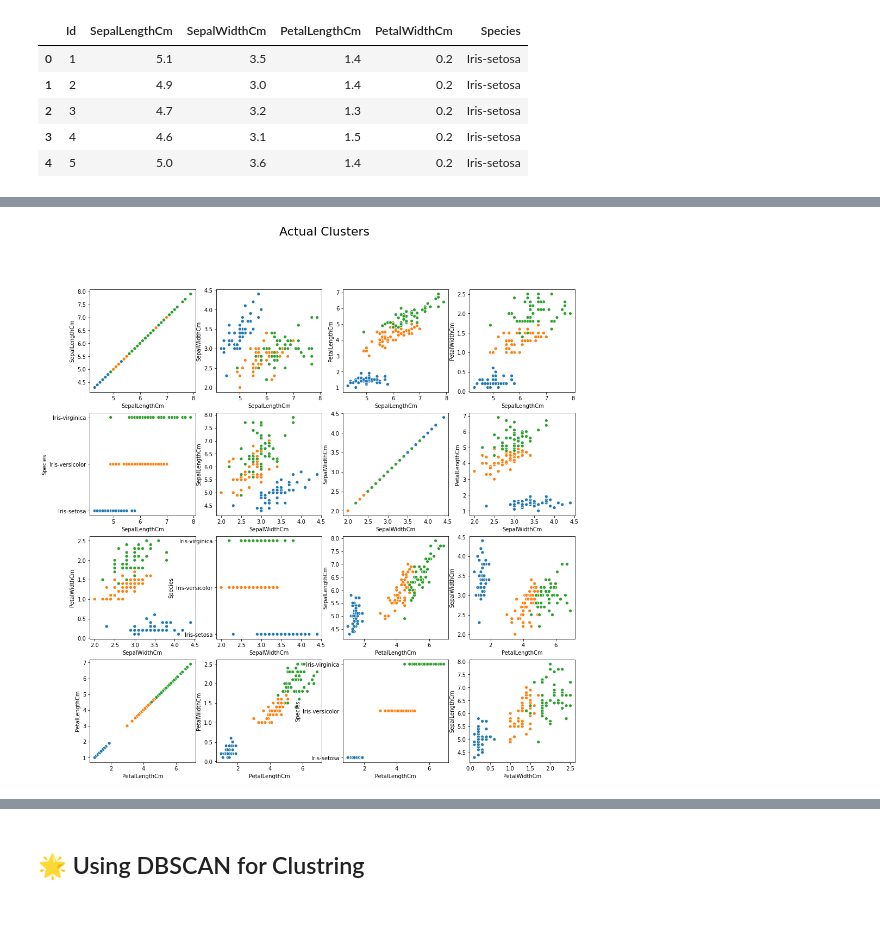
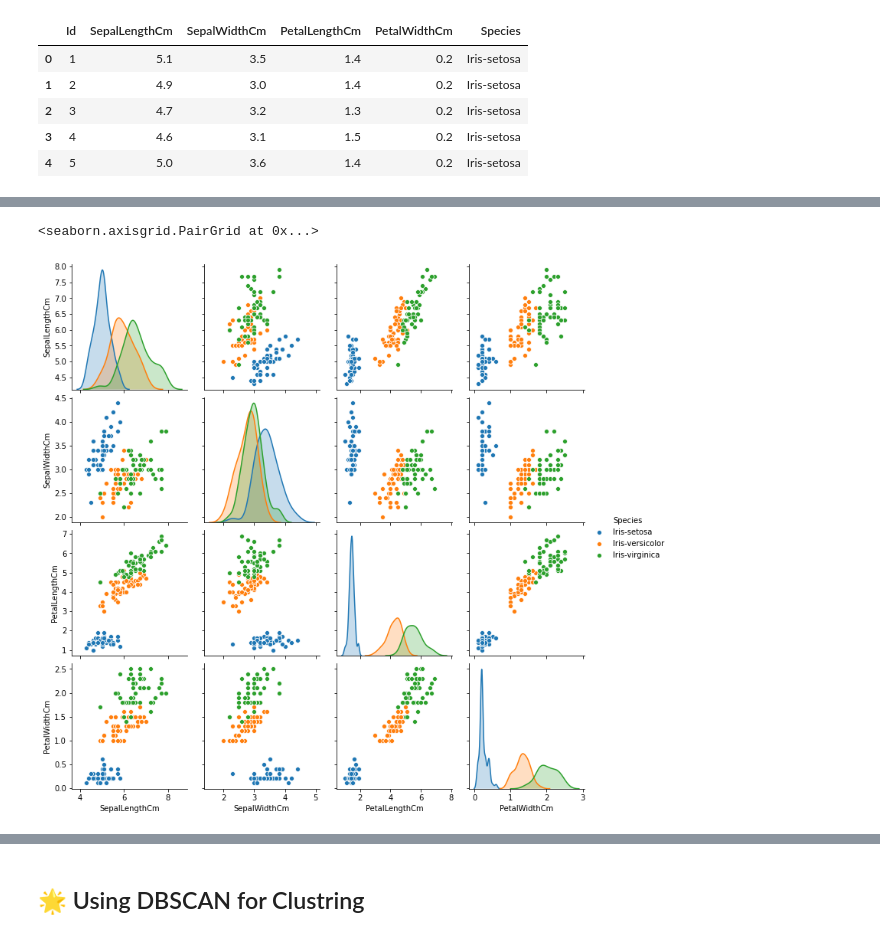
Before and after one commit to saikiranrudra/sparkfoundation, a Jupyter notebook: Task 2.ipynb, the cells around one changed output, grey strips where cells are left out. Cells and saved outputs as stored; diff of their text form; code cells hidden in the pictures.

```diff
--- a/Task 2.ipynb
+++ b/Task 2.ipynb
@@ -54,13 +60,16 @@ y = df["Species"]
 # %%
-fig, ax = plt.subplots(4,4,figsize=(16,16))
-fig.suptitle("Actual Clusters", fontsize=22)
+# fig, ax = plt.subplots(4,4,figsize=(16,16))
+# fig.suptitle("Actual Clusters", fontsize=22)
 
-combs = list(itertools.product(df.columns, df.columns))
+# combs = list(itertools.product(df.columns, df.columns))
 
-counter = 0
-for i in range(4):
-    for j in range(4):
-        sns.scatterplot(x=combs[counter][0], y=combs[counter][1], data=df, hue=y, ax=ax[i][j], legend=False)
-        counter = counter + 1
+# counter = 0
+# for i in range(4):
+#     for j in range(4):
+#         sns.scatterplot(x=combs[counter][0], y=combs[counter][1], data=df, hue=y, ax=ax[i][j], legend=False)
+#         counter = counter + 1
+
+sns.pairplot(df, hue="Species")
 # %% [output]
+<seaborn.axisgrid.PairGrid at 0x...>
-[figure, old version]
+[figure, new version]
```
Also changed, not shown: parts of 7 cells of this notebook, 2 other files.
